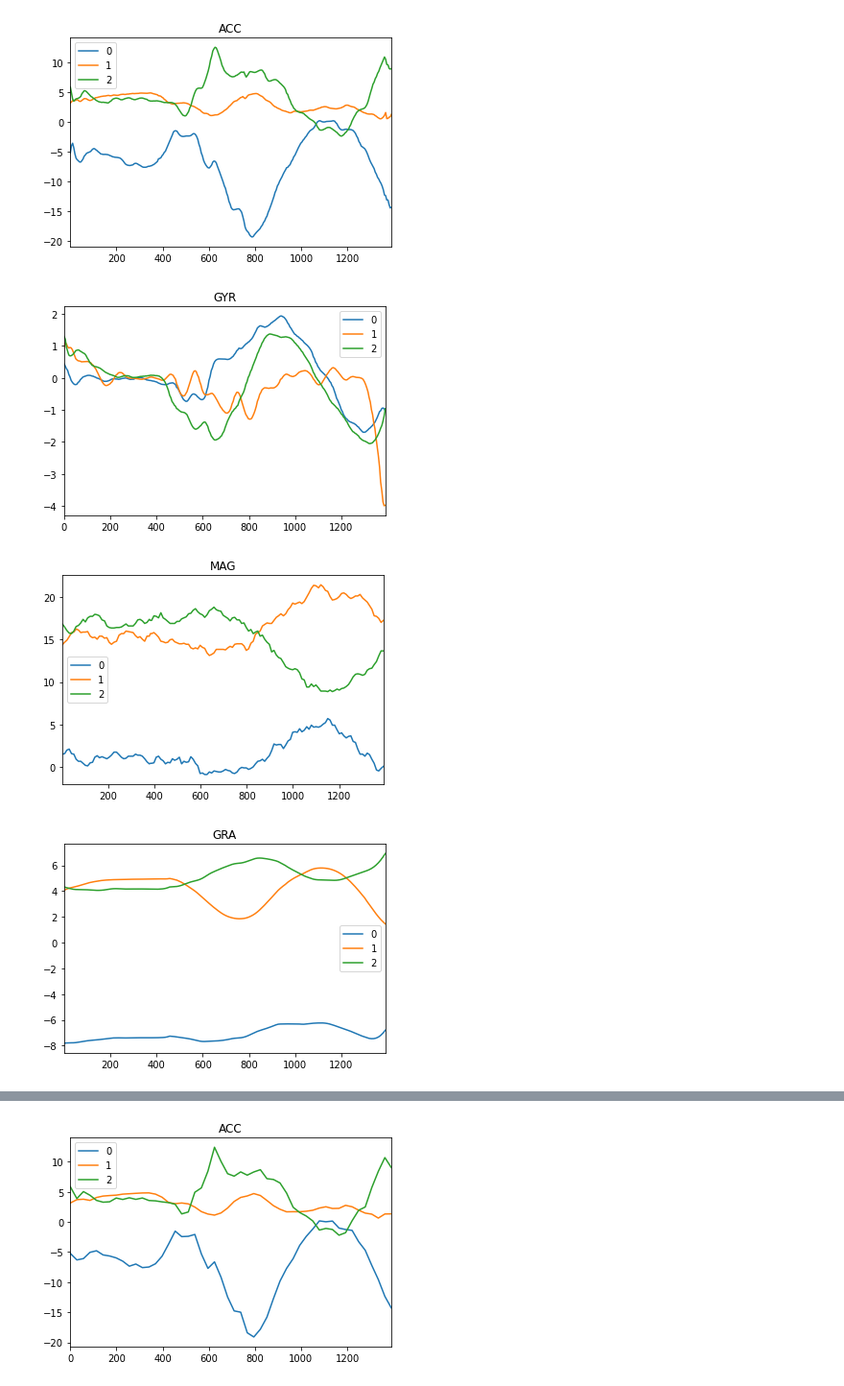
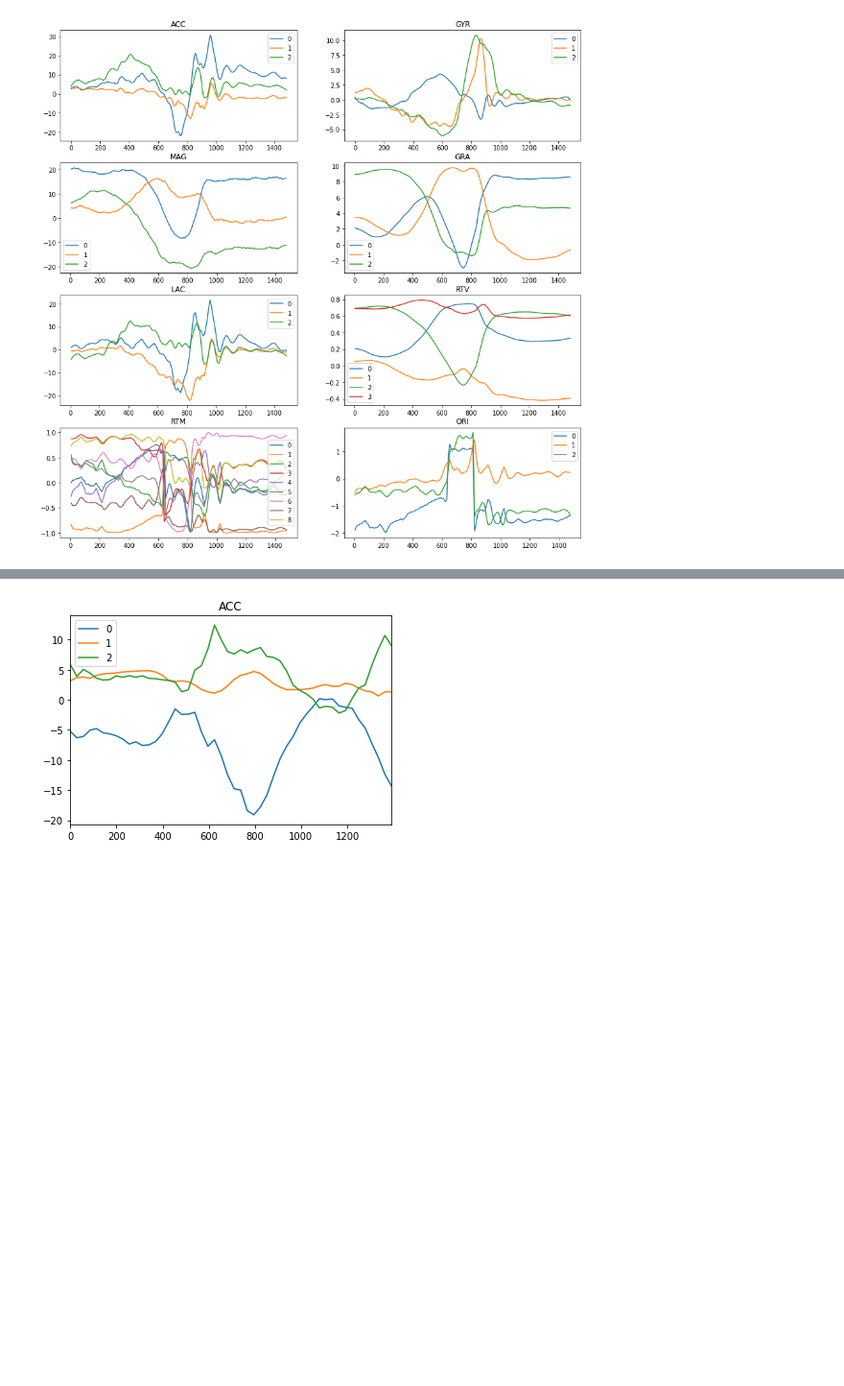
Before and after one commit to HeitorBRaymundo/mc906, a Jupyter notebook: prj3/00_LogisticRegression.ipynb, the cells around one changed output, grey strips where cells are left out. Shown: that part at 96% size. Cells and saved outputs as stored; diff of their text form; code cells hidden in the pictures; blank space fills up the shorter version.

```diff
--- a/prj3/00_LogisticRegression.ipynb
+++ b/prj3/00_LogisticRegression.ipynb
@@ -3,11 +3,11 @@ import pandas as pd
 from data import load_database
 from plotter import plot_all_readings
 import matplotlib.pyplot as plt
-from preprocessing import interpolate_readings
+from preprocessing import interpolate_reading
 %matplotlib inline
 
 plt.rcParams.update({'figure.max_open_warning': 0})
 
-database = pd.DataFrame(data=load_database())
+database = pd.DataFrame(data=load_database().to_dict())
 database
 # %% [output]
@@ -31,9 +26,6 @@ database
 86 rows × 5 columns
 # %%
 readings = database['readings'][0]
-plot_all_readings(readings)
+plot_all_readings(readings,  table_format=(4, 2))
 # %% [output]
-[figure, old version]
+[figure, new version]
-[figure, removed]
-[figure, removed]
-[figure, removed]
```
Also changed, not shown: parts of 4 cells of this notebook, 6 other files.
